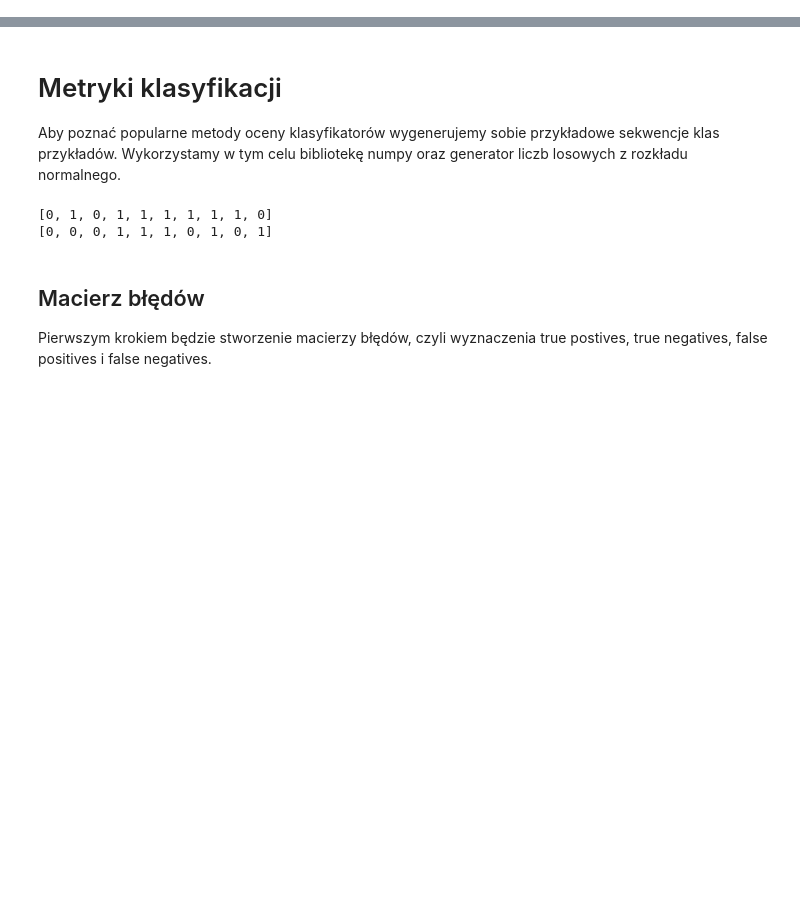
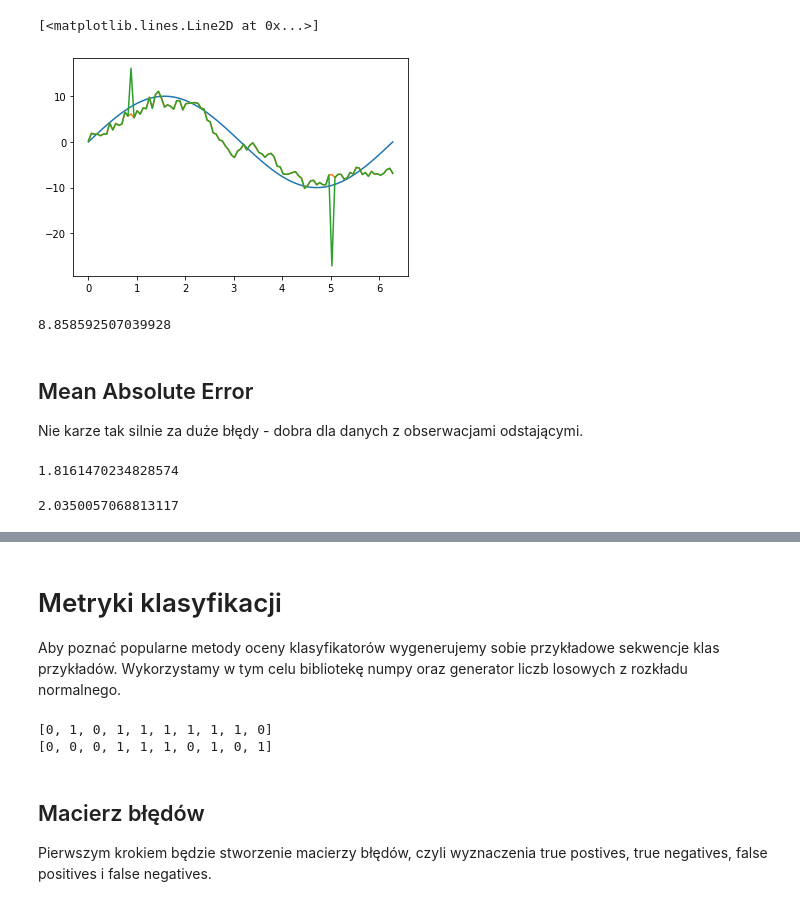
Before and after one commit to xenteros/data-science-training, a Jupyter notebook: Metrics.ipynb, the cells around one changed output, grey strips where cells are left out. Saved outputs shown, nothing was run; the diff lists cells and outputs as text; code cells hidden in the pictures; blank space fills up the shorter version.

```diff
--- a/Metrics.ipynb
+++ b/Metrics.ipynb
@@ -0,0 +38,16 @@
+# %%
+fig, ax = plt.subplots()
+ax.plot(x, y_true)
+ax.plot(x, y_pred)
+ax.plot(x, y_outl)
+# %% [output]
+[<matplotlib.lines.Line2D at 0x...>]
+[figure, added]
+# %%
+mse(y_true, y_outl)
+# %% [output]
+8.858592507039928
+# %% [markdown]
+## Mean Absolute Error
+
+Nie karze tak silnie za duże błędy - dobra dla danych z obserwacjami odstającymi.
@@ -0,0 +57,8 @@
+# %%
+mae(y_true, y_pred)
+# %% [output]
+1.8161470234828574
+# %%
+mae(y_true, y_outl)
+# %% [output]
+2.0350057068813117
```
Also changed, not shown: parts of 23 cells of this notebook.
